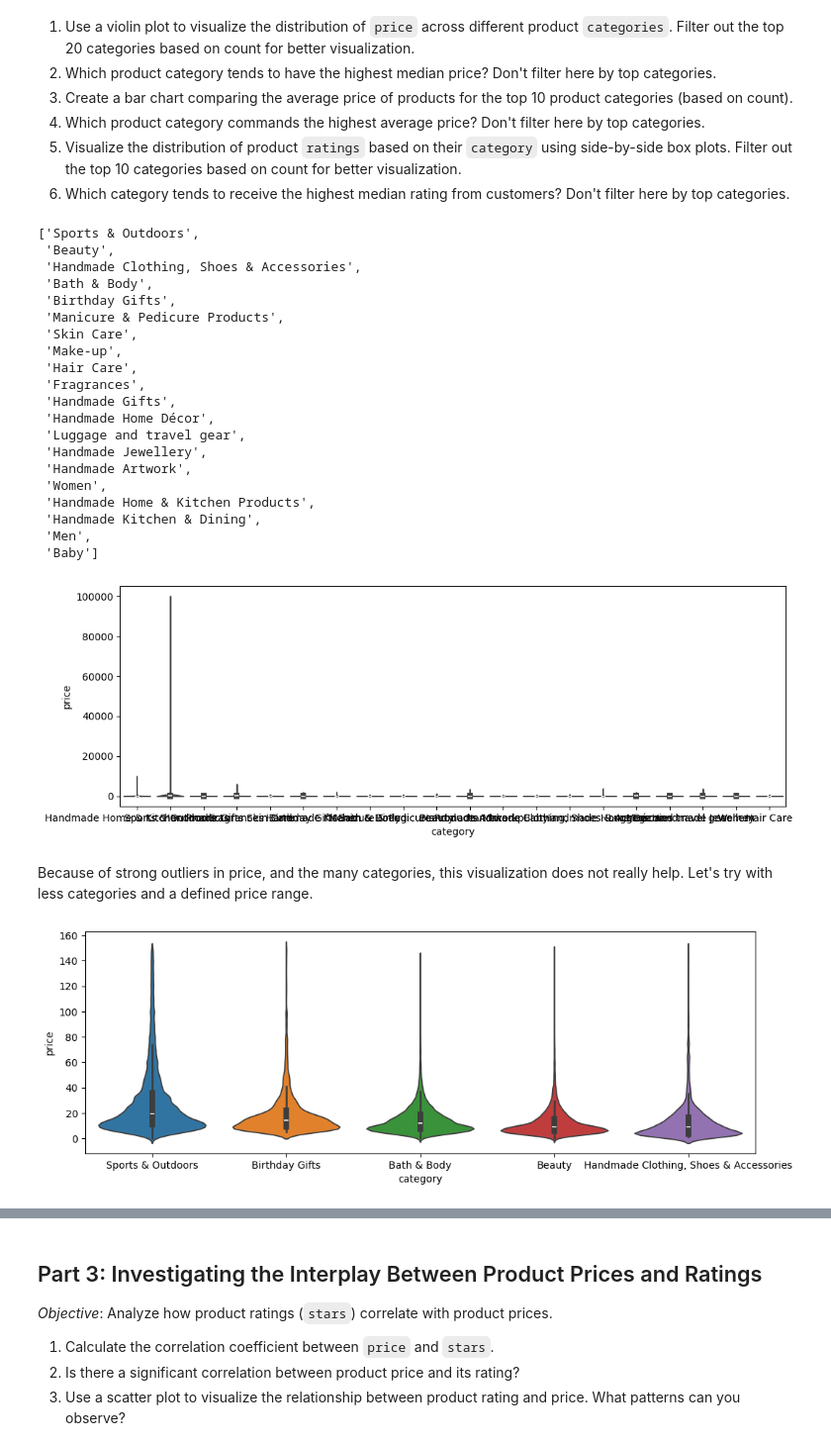
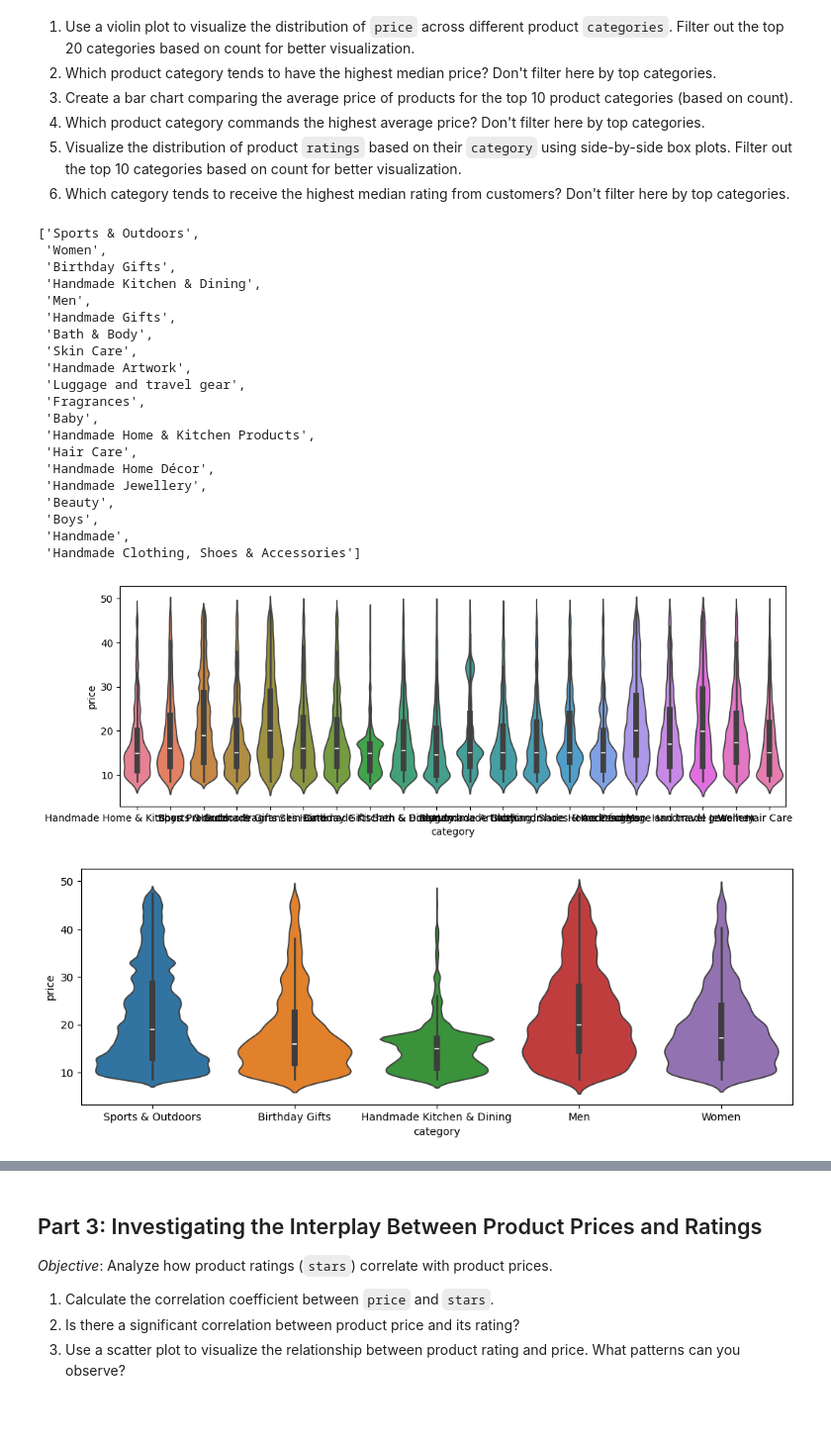
Before and after one commit to richim96/ironhack-eda-bivariate-analysis, a Jupyter notebook: lab_eda_bivariate.ipynb, the cells around one changed output, grey strips where cells are left out. Shown at 99% size. Drawn from its saved outputs; the diff is of its cells as text; code cells hidden in the pictures; blank space fills up the shorter version.

Commit message:
fix(lab): remove outliers and add bonus solution

````diff
--- a/lab_eda_bivariate.ipynb
+++ b/lab_eda_bivariate.ipynb
@@ -190,30 +190,34 @@ Hint: you can check the last Check For Understanding at the end of the lesson ED
 4. Which product category commands the highest average price? Don't filter here by top categories.
 5. Visualize the distribution of product ```ratings``` based on their ```category``` using side-by-side box plots. Filter out the top 10 categories based on count for better visualization.
 6. Which category tends to receive the highest median rating from customers? Don't filter here by top categories.
+# %%
+# Remove outliers, keep original df for bonus
+df_bonus: pd.DataFrame = df.copy()
+df = df[(df.price > 9.99 - 1.5) & (df.price < 45.99 + 1.5)]
 # %%
 top_20_cat: pd.Series = df.category.value_counts().index.tolist()[:20]
 display(top_20_cat)
 # %% [output]
 ['Sports & Outdoors',
- 'Beauty',
- 'Handmade Clothing, Shoes & Accessories',
- 'Bath & Body',
+ 'Women',
  'Birthday Gifts',
- 'Manicure & Pedicure Products',
- 'Skin Care',
- 'Make-up',
- 'Hair Care',
- 'Fragrances',
- 'Handmade Gifts',
- 'Handmade Home Décor',
- 'Luggage and travel gear',
- 'Handmade Jewellery',
- 'Handmade Artwork',
- 'Women',
- 'Handmade Home & Kitchen Products',
  'Handmade Kitchen & Dining',
  'Men',
- 'Baby']
+ 'Handmade Gifts',
+ 'Bath & Body',
+ 'Skin Care',
+ 'Handmade Artwork',
+ 'Luggage and travel gear',
+ 'Fragrances',
+ 'Baby',
+ 'Handmade Home & Kitchen Products',
+ 'Hair Care',
+ 'Handmade Home Décor',
+ 'Handmade Jewellery',
+ 'Beauty',
+ 'Boys',
+ 'Handmade',
+ 'Handmade Clothing, Shoes & Accessories']
 # %%
 plt.figure(figsize=(12, 4))
 sns.violinplot(
@@ -224,20 +228,18 @@ sns.violinplot(
 )
 plt.show()
 # %% [output]
-[figure, old version]
+[figure, new version]
-# %% [markdown]
-Because of strong outliers in price, and the many categories, this visualization does not really help. Let's try with less categories and a defined price range.
 # %%
 plt.figure(figsize=(12, 4))
 sns.violinplot(
-    data=df[(df.category.isin(top_20_cat[:5])) & (df.price < 150)],
+    data=df[(df.category.isin(top_20_cat[:5]))],
     x="category",
     y="price",
     hue="category"
 )
 plt.show()
 # %% [output]
-[figure, old version]
+[figure, new version]
 # %%
 median_price_by_cat: pd.Series = df[["category", "price"]].groupby("category").median().sort_values("price", ascending=False)
 median_price_by_cat.head()
````
Also changed, not shown: parts of 42 cells of this notebook, 1 other file.
